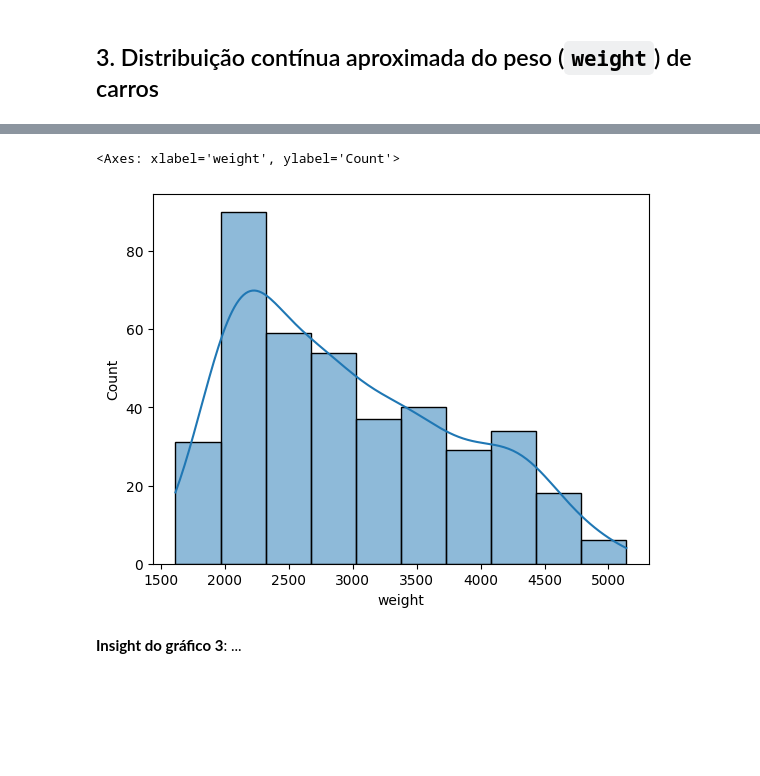
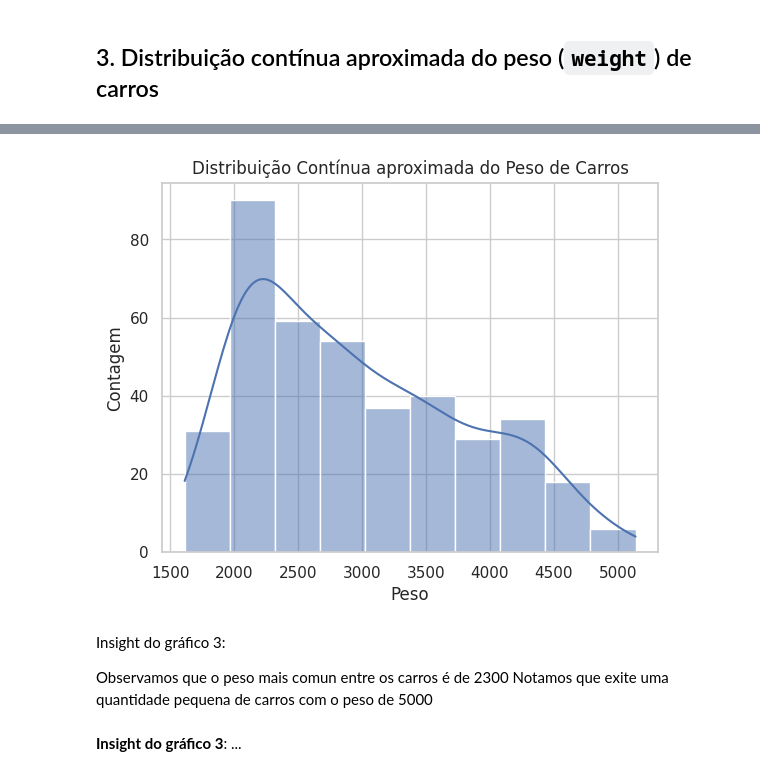
Before and after one commit to GreisonMontenari/Ebac-AnaliseDados, a Jupyter notebook: Profissao_Analista_de_dados_M15_Exercicio.ipynb, the cells around one changed output, grey strips where cells are left out. Cells and saved outputs as stored; diff of their text form; code cells hidden in the pictures; blank space fills up the shorter version.

```diff
--- a/Profissao_Analista_de_dados_M15_Exercicio.ipynb
+++ b/Profissao_Analista_de_dados_M15_Exercicio.ipynb
@@ -78,0 +40,9 @@ plt.show()
+# %%
+# gráfico do exercício 1
+
+sns.set(style="whitegrid")
+# plt.figure(figsize=(12, 8))
+ax = sns.boxplot(x='price', data=data)
+
+ax.set_title('Distribuição dos Preços dos Diamantes com Identificação de Outliers', fontsize=16)
+ax.set_xlabel('Preço (USD)', fontsize=14)
@@ -141,0 +101,8 @@ plt.show()
+# %%
+# gráfico do exercício 2
+
+sns.set(style="whitegrid")
+g = sns.lmplot(x='carat', y='price', hue='clarity', data=data, aspect=1.6, height=8, markers='o', palette='viridis', scatter_kws={'s': 20, 'alpha': 0.6}, line_kws={'linewidth': 2})
+
+g.set_axis_labels('Peso (Carat)', 'Preço (USD)', fontsize=14)
+g.fig.suptitle('Correlação entre Preço e Peso (Carat) dos Diamantes Agrupados por Transparência (Clarity)', fontsize=16, y=1.03)
@@ -164,17 +140,17 @@ data.head()
 # %%
 # gráfico do exercício 3
 
-cars = ...
+with sns.axes_style('whitegrid'):
 
-import seaborn as sns
-
-data = sns.load_dataset("mpg")
-
-# Plotando o histograma do peso dos carros
-sns.histplot(data=data, x='weight', kde=True)
+  grafico_cars = sns.histplot(data=data, x="weight", kde=True)
+  grafico_cars.set(title='Distribuição Contínua aproximada do Peso de Carros', xlabel='Peso', ylabel='Contagem');
 # %% [output]
-<Axes: xlabel='weight', ylabel='Count'>
-[figure, old version]
+[figure, new version]
+# %% [markdown]
+Insight do gráfico 3:
+
+Observamos que o peso mais comun entre os carros é de 2300
+Notamos que exite uma quantidade pequena de carros com o peso de 5000
 # %% [markdown]
 **Insight do gráfico 3**: ...
 # %% [markdown]
```
Also changed, not shown: parts of 9 cells of this notebook.
